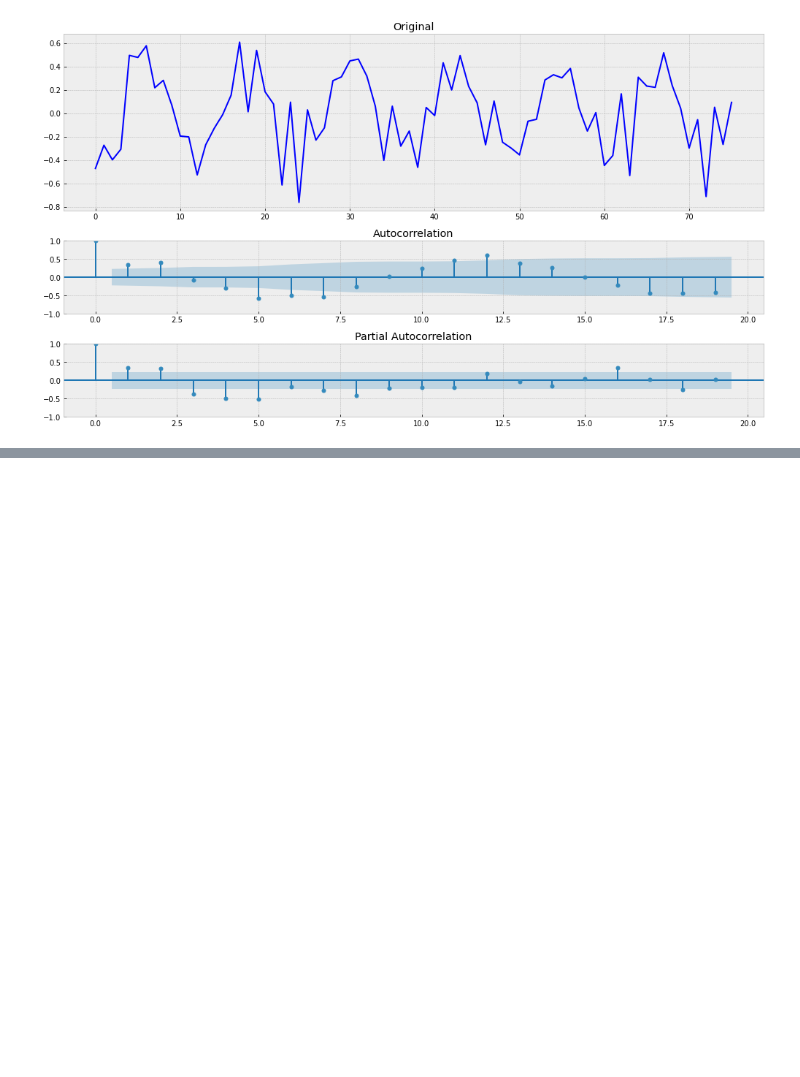
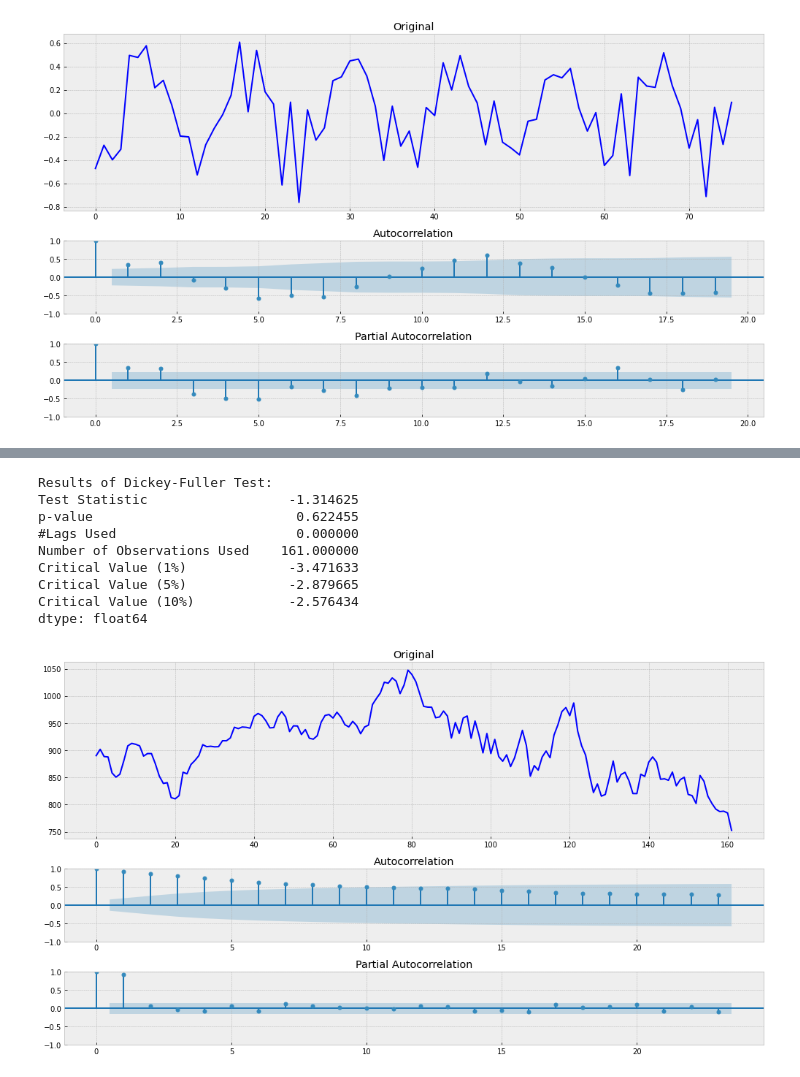
Before and after one commit to orlovevgeny88/time-series, a Jupyter notebook: Знакомство с временными рядами дз.ipynb, the cells around one changed output, grey strips where cells are left out. Cells and saved outputs as stored; diff of their text form; code cells hidden in the pictures; blank space fills up the shorter version.

```diff
--- a/Знакомство с временными рядами дз.ipynb
+++ b/Знакомство с временными рядами дз.ipynb
@@ -261,0 +385,3 @@ dtype: float64
+# %%
+dowjones = pd.read_csv('weekly-closings-of-the-dowjones-.csv')
+dowjones.info()
@@ -261,0 +398,15 @@ dtype: float64
+# %%
+dowjones = dowjones['Close']
+# %%
+tsplot(dowjones)
+# %% [output]
+Results of Dickey-Fuller Test:
+Test Statistic                  -1.314625
+p-value                          0.622455
+#Lags Used                       0.000000
+Number of Observations Used    161.000000
+Critical Value (1%)             -3.471633
+Critical Value (5%)             -2.879665
+Critical Value (10%)            -2.576434
+dtype: float64
+[figure, added]
```
Also changed, not shown: parts of 21 cells of this notebook, 3 other files.
